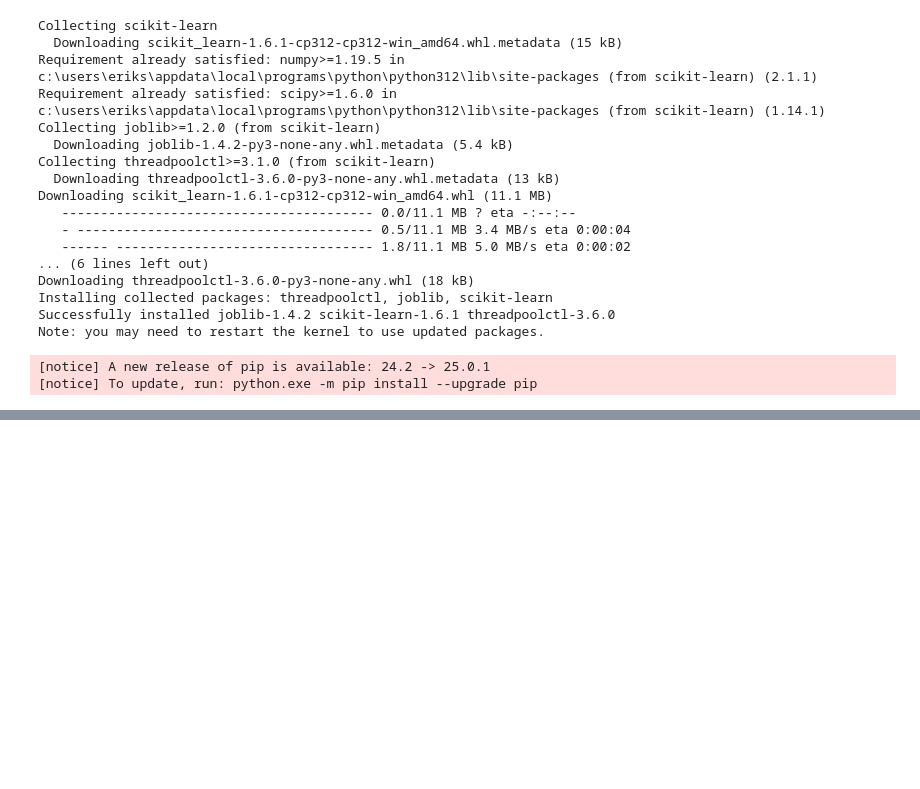
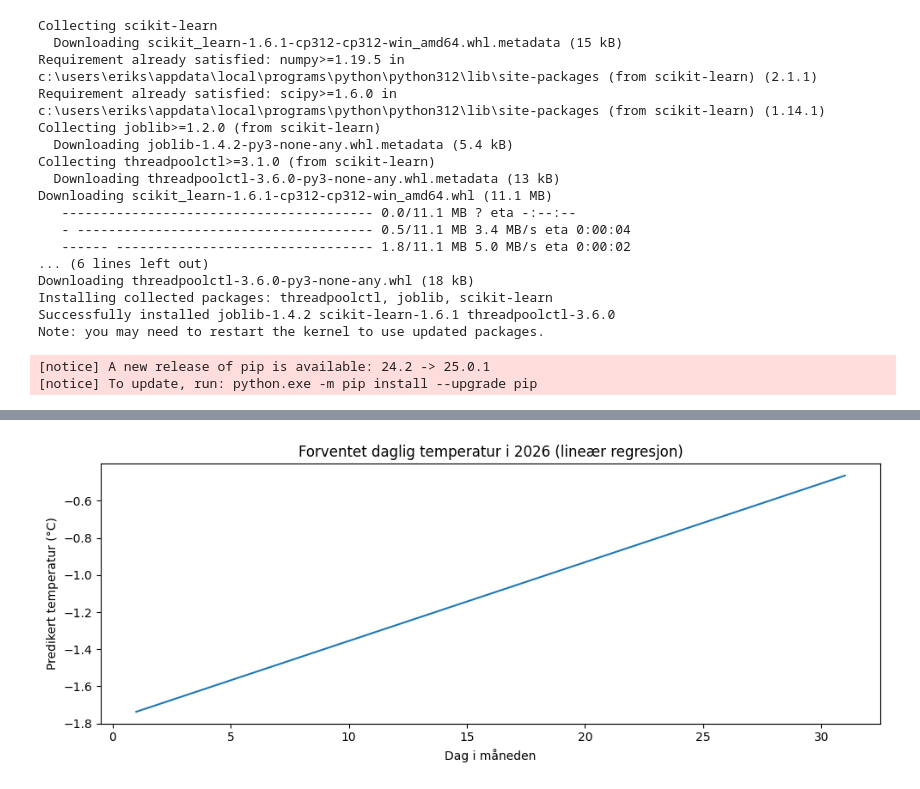
Before and after one commit to friha03/Milj-dataanalyseapplikasjon, a Jupyter notebook: API_Weather/Prediktiv_analyse_for_Weather_API.ipynb, the cells around one changed output, grey strips where cells are left out. Drawn from its saved outputs; the diff is of its cells as text; code cells hidden in the pictures; blank space fills up the shorter version.

```diff
--- a/API_Weather/Prediktiv_analyse_for_Weather_API.ipynb
+++ b/API_Weather/Prediktiv_analyse_for_Weather_API.ipynb
@@ -179,0 +116,79 @@ FileNotFoundError: [Errno 2] No such file or directory: 'trondheim_vaerdata_full
+# %%
+
+df['month'] = df['Tidspunkt'].dt.month
+df['day_of_month'] = df['Tidspunkt'].dt.day
+
+print(df.columns)
+
+
+# ---- Modelltrening ----
+
+# Velg features og target
+
+features = df[['month', 'day_of_month']]
+
+target = df['Temperatur (°C)']
+
+
+
+# Tren på data før 2025, test på 2025
+
+X_train = features[df['month'] < 3]
+
+X_test = features[df['month'] == 3]
+
+y_train = target[df['month'] < 3]
+
+y_test = target[df['month'] == 3]
+
+
+
+# Tren modellen
+
+model = LinearRegression()
+
+model.fit(X_train, y_train)
+
+
+
+# Evaluer modellen
+
+y_pred = model.predict(X_test)
+
+print("MAE:", mean_absolute_error(y_test, y_pred))
+
+print("RMSE:", np.sqrt(mean_squared_error(y_test, y_pred)))
+
+
+# ---- Prediksjon for 2026 ----
+
+future_2026 = pd.DataFrame({
+
+    'month': [3] * 31,
+
+    'day_of_month': list(range(1, 32))  # Dager fra 1 til 31
+
+})
+
+
+
+future_2026['predicted_temperature'] = model.predict(future_2026)
+
+
+
+# Visualiser prediksjonen
+
+plt.figure(figsize=(10, 4))
+
+plt.plot(future_2026['day_of_month'], future_2026['predicted_temperature'])
+
+plt.title("Forventet daglig temperatur i 2026 (lineær regresjon)")
+
+plt.xlabel("Dag i måneden")
+
+plt.ylabel("Predikert temperatur (°C)")
+
+plt.tight_layout()
+
+plt.show()
+# %% [output]
@@ -179,0 +200 @@ FileNotFoundError: [Errno 2] No such file or directory: 'trondheim_vaerdata_full
+[figure, added]
```
Also changed, not shown: parts of 2 cells of this notebook, 1 other file.
